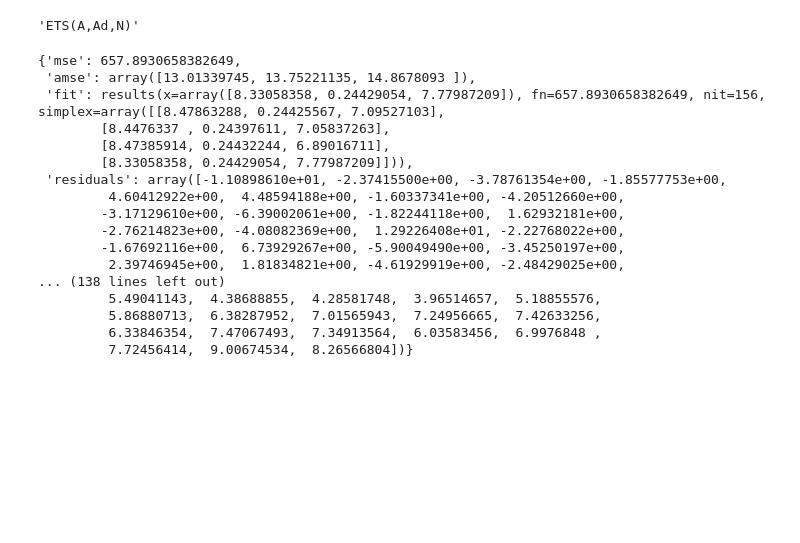
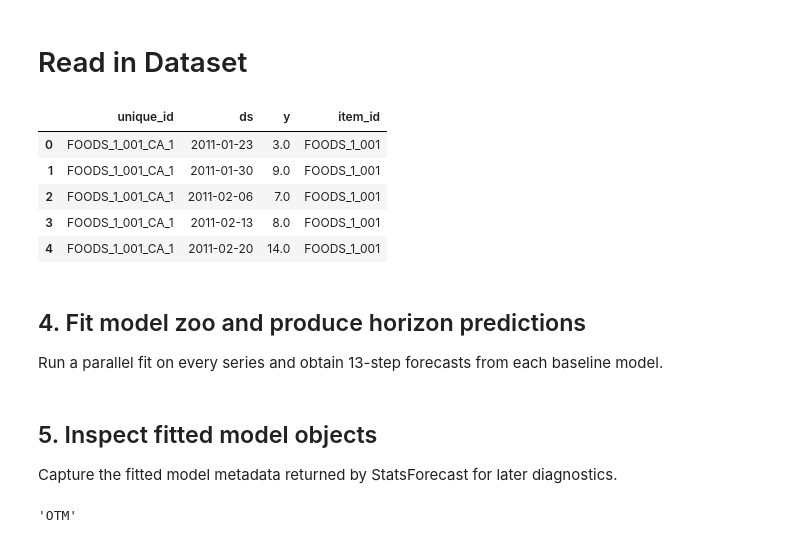
Before and after one commit to forecastacademy/real-world-forecasting-foundations, a Jupyter notebook: notebooks/module_02_baselines/2.02_baseline_model_zoo.ipynb, the cells around one changed output. Drawn from its saved outputs; the diff is of its cells as text; code cells hidden in the pictures; blank space fills up the shorter version.

```diff
--- a/notebooks/module_02_baselines/2.02_baseline_model_zoo.ipynb
+++ b/notebooks/module_02_baselines/2.02_baseline_model_zoo.ipynb
@@ -73,5 +85,0 @@ fitted_model.get("model_") # a full summary of fitted model...
-# %%
-fitted_model.get("model_").get("method")
-# final ETS was with additive errors, additive-damped trend and N for NO Seasonality
-# %% [output]
-'ETS(A,Ad,N)'
@@ -110,3 +86,20 @@ df.to_parquet(
+# %% [markdown]
+# Read in Dataset
+# %%
+m5_dataset = pd.read_parquet('artifacts/01_foundations/output/1.08.parquet')
+
+#slice relevant columns
+m5_dataset = m5_dataset[['unique_id', 'ds', 'y', 'item_id']]
+
+
+m5_dataset.head()
+# %% [output]
+|  | unique_id | ds | y | item_id |
+| 0 | FOODS_1_001_CA_1 | 2011-01-23 | 3.0 | FOODS_1_001 |
+| 1 | FOODS_1_001_CA_1 | 2011-01-30 | 9.0 | FOODS_1_001 |
+| 2 | FOODS_1_001_CA_1 | 2011-02-06 | 7.0 | FOODS_1_001 |
+| 3 | FOODS_1_001_CA_1 | 2011-02-13 | 8.0 | FOODS_1_001 |
+| 4 | FOODS_1_001_CA_1 | 2011-02-20 | 14.0 | FOODS_1_001 |
 # %%
 # prepare statsforecast class
 
@@ -116,4 +109,7 @@ stat_fcst = StatsForecast(
     n_jobs=-1,  # use all cpu cores
     fallback_model=Naive(),  # if we have any models that fail, fall back to naive
 )
+# %% [markdown]
+## 4. Fit model zoo and produce horizon predictions
+Run a parallel fit on every series and obtain 13-step forecasts from each baseline model.
 # %%
@@ -127,25 +123,13 @@ stat_fcst.fit(
 
 # predict future timesteps with all models for all series!
 preds = stat_fcst.predict(h=13)
+# %% [markdown]
+## 5. Inspect fitted model objects
+Capture the fitted model metadata returned by StatsForecast for later diagnostics.
 # %%
 fitted_models = stat_fcst.fitted_ # returns a numpy array of mxn fitted models
 
-fitted_models[:,5][0].model_ # fitted model attributes just as before but now for all timeseries
+# inspect what type of theta model we have... this is just a single thing you can do with a fitted object
+fitted_models[:,5][0].model_['modeltype']
 # %% [output]
-{'mse': 657.8930658382649,
- 'amse': array([13.01339745, 13.75221135, 14.8678093 ]),
- 'fit': results(x=array([8.33058358, 0.24429054, 7.77987209]), fn=657.8930658382649, nit=156, simplex=array([[8.47863288, 0.24425567, 7.09527103],
-        [8.4476337 , 0.24397611, 7.05837263],
-        [8.47385914, 0.24432244, 6.89016711],
-        [8.33058358, 0.24429054, 7.77987209]])),
- 'residuals': array([-1.10898610e+01, -2.37415500e+00, -3.78761354e+00, -1.85577753e+00,
-         4.60412922e+00,  4.48594188e+00, -1.60337341e+00, -4.20512660e+00,
-        -3.17129610e+00, -6.39002061e+00, -1.82244118e+00,  1.62932181e+00,
-        -2.76214823e+00, -4.08082369e+00,  1.29226408e+01, -2.22768022e+00,
-        -1.67692116e+00,  6.73929267e+00, -5.90049490e+00, -3.45250197e+00,
-         2.39746945e+00,  1.81834821e+00, -4.61929919e+00, -2.48429025e+00,
-... (138 lines left out)
-         5.49041143,  4.38688855,  4.28581748,  3.96514657,  5.18855576,
-         5.86880713,  6.38287952,  7.01565943,  7.24956665,  7.42633256,
-         6.33846354,  7.47067493,  7.34913564,  6.03583456,  6.9976848 ,
-         7.72456414,  9.00674534,  8.26566804])}
+'OTM'
```
Also changed, not shown: parts of 20 cells of this notebook, 4 other files.
